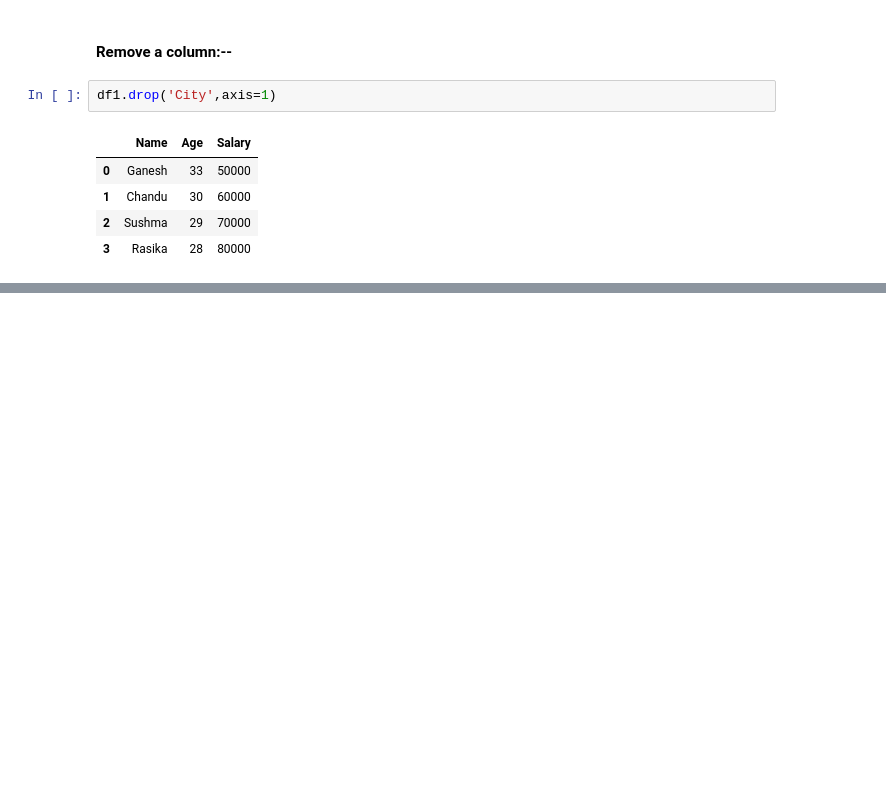
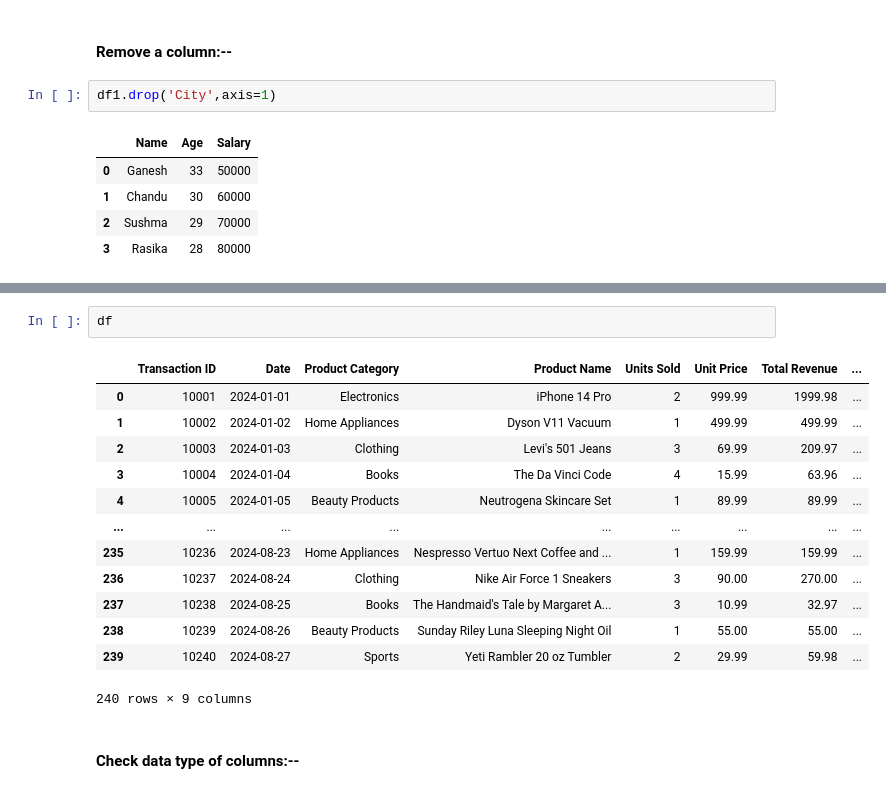
Before and after one commit to ganeshbgunjal/Data-Analysis-Libraries, a Jupyter notebook: 2 Pandas.ipynb, the cells around one changed output, grey strips where cells are left out. Saved outputs shown, nothing was run; the diff lists cells and outputs as text; blank space fills up the shorter version.

```diff
--- a/2 Pandas.ipynb
+++ b/2 Pandas.ipynb
@@ -249,0 +287,18 @@ df1.drop('City',axis=1)
+# %%
+df
+# %% [output]
+|  | Transaction ID | Date | Product Category | Product Name | Units Sold | Unit Price | Total Revenue | ... |
+| 0 | 10001 | 2024-01-01 | Electronics | iPhone 14 Pro | 2 | 999.99 | 1999.98 | ... |
+| 1 | 10002 | 2024-01-02 | Home Appliances | Dyson V11 Vacuum | 1 | 499.99 | 499.99 | ... |
+| 2 | 10003 | 2024-01-03 | Clothing | Levi's 501 Jeans | 3 | 69.99 | 209.97 | ... |
+| 3 | 10004 | 2024-01-04 | Books | The Da Vinci Code | 4 | 15.99 | 63.96 | ... |
+| 4 | 10005 | 2024-01-05 | Beauty Products | Neutrogena Skincare Set | 1 | 89.99 | 89.99 | ... |
+| ... | ... | ... | ... | ... | ... | ... | ... | ... |
+| 235 | 10236 | 2024-08-23 | Home Appliances | Nespresso Vertuo Next Coffee and ... | 1 | 159.99 | 159.99 | ... |
+| 236 | 10237 | 2024-08-24 | Clothing | Nike Air Force 1 Sneakers | 3 | 90.00 | 270.00 | ... |
+| 237 | 10238 | 2024-08-25 | Books | The Handmaid's Tale by Margaret A... | 3 | 10.99 | 32.97 | ... |
+| 238 | 10239 | 2024-08-26 | Beauty Products | Sunday Riley Luna Sleeping Night Oil | 1 | 55.00 | 55.00 | ... |
+| 239 | 10240 | 2024-08-27 | Sports | Yeti Rambler 20 oz Tumbler | 2 | 29.99 | 59.98 | ... |
+240 rows × 9 columns
+# %% [markdown]
+#### Check data type of columns:--
```
Also changed, not shown: parts of 10 cells of this notebook.
